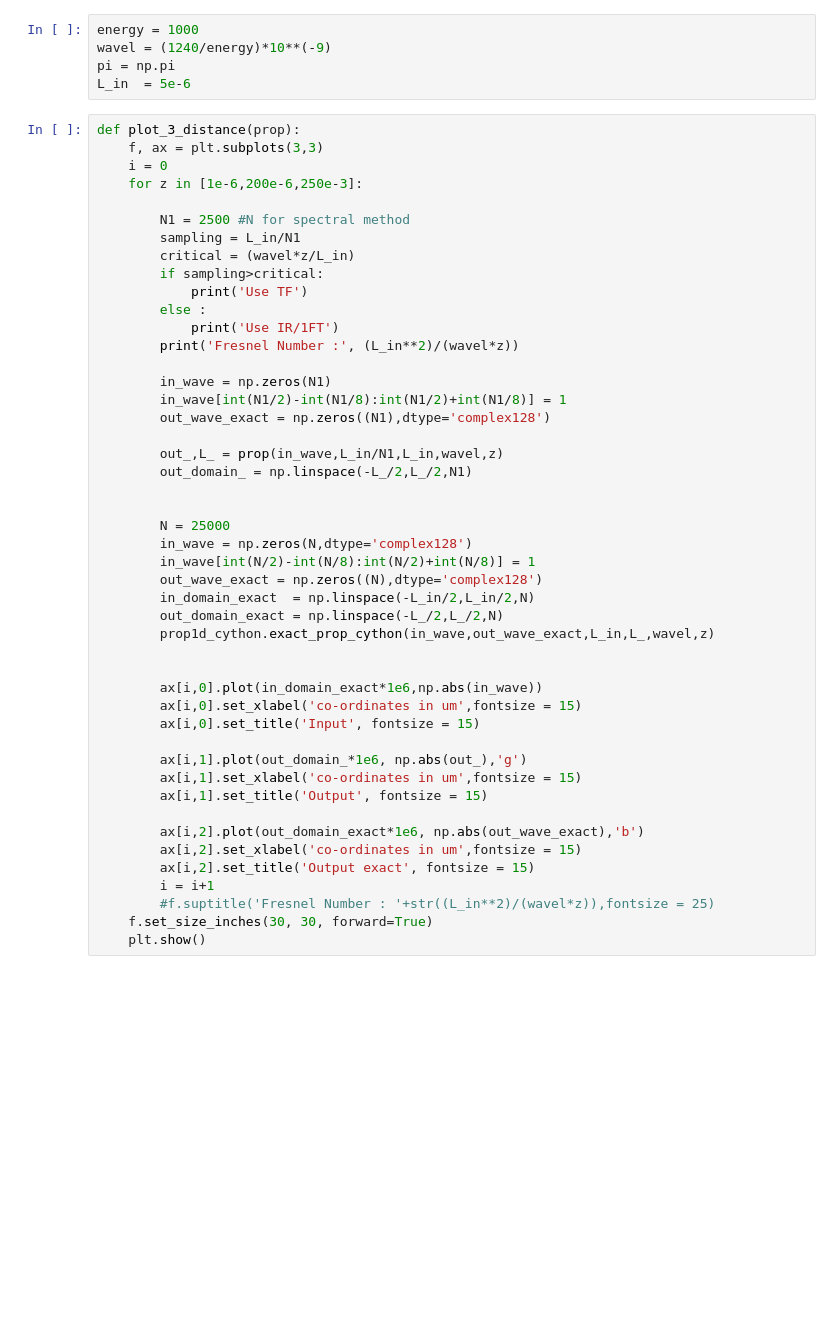
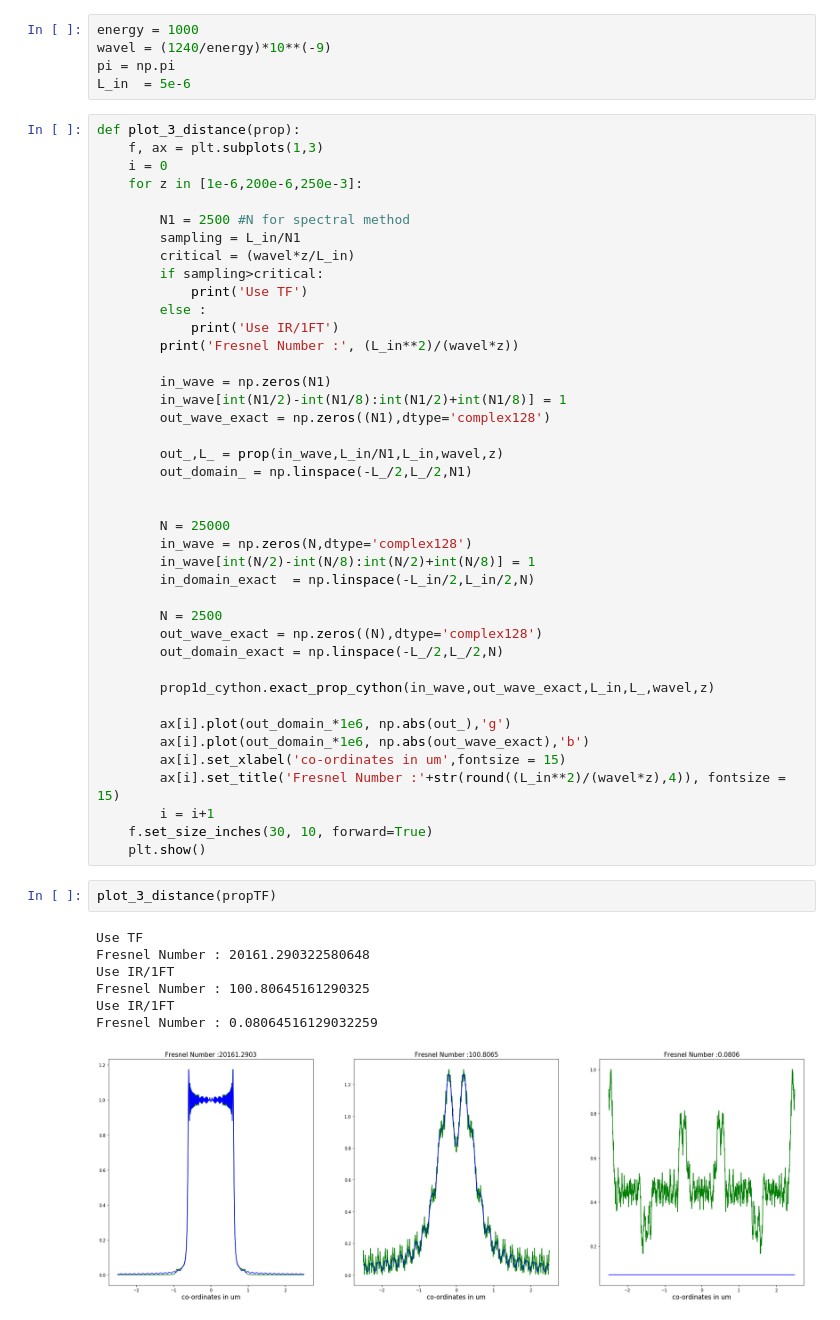
Before and after one commit to s-sajid-ali/xwp, a Jupyter notebook: 1d_tests/1d_multi_distance.ipynb, the cells around one changed output. Saved outputs shown, nothing was run; the diff lists cells and outputs as text; blank space fills up the shorter version.

```diff
--- a/1d_tests/1d_multi_distance.ipynb
+++ b/1d_tests/1d_multi_distance.ipynb
@@ -12,7 +12,7 @@ pi = np.pi
 L_in  = 5e-6
 # %%
 def plot_3_distance(prop):
-    f, ax = plt.subplots(3,3)
+    f, ax = plt.subplots(1,3)
     i = 0
     for z in [1e-6,200e-6,250e-3]:
 
@@ -36,27 +36,31 @@ def plot_3_distance(prop):
         N = 25000
         in_wave = np.zeros(N,dtype='complex128')
         in_wave[int(N/2)-int(N/8):int(N/2)+int(N/8)] = 1
+        in_domain_exact  = np.linspace(-L_in/2,L_in/2,N)
+
+        N = 2500
         out_wave_exact = np.zeros((N),dtype='complex128')
-        in_domain_exact  = np.linspace(-L_in/2,L_in/2,N)
         out_domain_exact = np.linspace(-L_/2,L_/2,N)
+
         prop1d_cython.exact_prop_cython(in_wave,out_wave_exact,L_in,L_,wavel,z)
 
-
-        ax[i,0].plot(in_domain_exact*1e6,np.abs(in_wave))
-        ax[i,0].set_xlabel('co-ordinates in um',fontsize = 15)
-        ax[i,0].set_title('Input', fontsize = 15)
-
-        ax[i,1].plot(out_domain_*1e6, np.abs(out_),'g')
-        ax[i,1].set_xlabel('co-ordinates in um',fontsize = 15)
-        ax[i,1].set_title('Output', fontsize = 15)
-
-        ax[i,2].plot(out_domain_exact*1e6, np.abs(out_wave_exact),'b')
-        ax[i,2].set_xlabel('co-ordinates in um',fontsize = 15)
-        ax[i,2].set_title('Output exact', fontsize = 15)
+        ax[i].plot(out_domain_*1e6, np.abs(out_),'g')
+        ax[i].plot(out_domain_*1e6, np.abs(out_wave_exact),'b')
+        ax[i].set_xlabel('co-ordinates in um',fontsize = 15)
+        ax[i].set_title('Fresnel Number :'+str(round((L_in**2)/(wavel*z),4)), fontsize = 15)
         i = i+1
-        #f.suptitle('Fresnel Number : '+str((L_in**2)/(wavel*z)),fontsize = 25)
-    f.set_size_inches(30, 30, forward=True)
+    f.set_size_inches(30, 10, forward=True)
     plt.show()
+# %%
+plot_3_distance(propTF)
+# %% [output]
+Use TF
+Fresnel Number : 20161.290322580648
+Use IR/1FT
+Fresnel Number : 100.80645161290325
+Use IR/1FT
+Fresnel Number : 0.08064516129032259
+[figure, added]
 # %%
 plot_3_distance(propIR)
 # %% [output]
```
Also changed, not shown: parts of 3 cells of this notebook, 14 other files.
